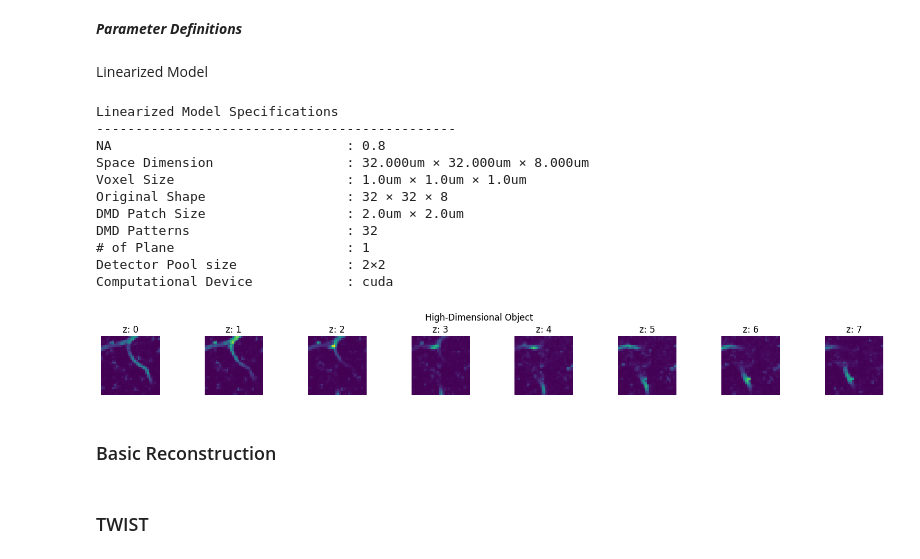
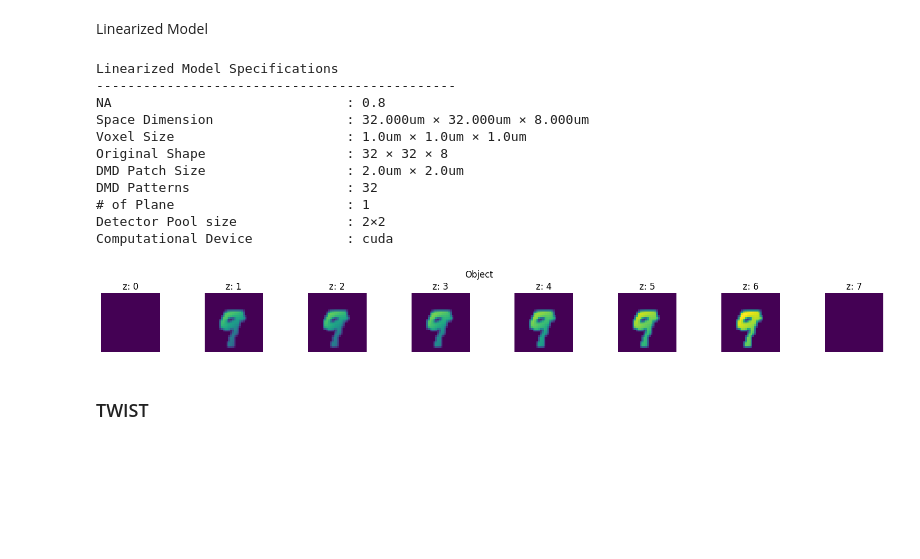
Before and after one commit to sanjith1999/FRIS, a Jupyter notebook: twist_demo.ipynb, the cells around one changed output. Saved outputs shown, nothing was run; the diff lists cells and outputs as text; code cells hidden in the pictures; blank space fills up the shorter version.

```diff
--- a/twist_demo.ipynb
+++ b/twist_demo.ipynb
@@ -1,2 +0,0 @@
-# %% [markdown]
-***Parameter Definitions***
@@ -12,47 +6,46 @@ from libs.forward_lib.read_data import ReadData
 import torch
 import numpy as np
 
+nx, ny, nz              = 32, 32, 8                    # Spatial Dimension
 LM = LinearizedModel()
 LM.load_matrix(it = 100, is_original=False)
 print(LM)
 
-
-b = 235
-X =  torch.load("./data/dataset/object/Xr_blood_cell.pt")[b].to(LM.device)
-y_clean  = torch.load("./data/dataset/measurement/Y_blood_cell.pt")[b].to(LM.device)
+n_measure = 1024
+b = 343
+X =  torch.load("./data/dataset/object/Xr_MNIST.pt")[b].to(LM.device)
+y_clean  = torch.load("./data/dataset/measurement/Y_MNIST.pt")[b].to(LM.device)[:n_measure]
 
 RD = ReadData(nx, ny, nz)
 RD.X = X.view(1, nz, nx, ny)
 RD.visualize_data(is_orginal=True)
 
 X = X.cpu().numpy().reshape(32*32*8, 1)
-y_clean = y_clean.cpu().numpy().reshape(32*16*16, 1)
-FM = LM.A.cpu().numpy()
+y_clean = y_clean.cpu().numpy().reshape(n_measure, 1)
+FM = LM.A.cpu().numpy()[:n_measure,:]
 
 
 
 def add_gaussian_noise(signal, snr_dB):
     signal_power = np.mean(signal**2)
     snr = 10**(snr_dB/10.0)
     noise_power = signal_power/snr
     noise = np.random.randn(*signal.shape) * np.sqrt(noise_power)
     noisy_signal = signal + noise
     return noisy_signal
 
 desired_snr_dB = 20.0
-y_noisy = add_gaussian_noise(y_clean, desired_snr_dB).reshape(32*16*16, 1)
+y_noisy = add_gaussian_noise(y_clean, desired_snr_dB).reshape(n_measure, 1)
 # %% [output]
 Linearized Model Specifications
 ----------------------------------------------
 NA                              : 0.8
 Space Dimension                 : 32.000um × 32.000um × 8.000um
 Voxel Size                      : 1.0um × 1.0um × 1.0um
 Original Shape                  : 32 × 32 × 8
 DMD Patch Size                  : 2.0um × 2.0um
 DMD Patterns                    : 32
 # of Plane                      : 1
 Detector Pool size              : 2×2
 Computational Device            : cuda
-[figure, old version]
+[figure, new version]
-# %% [markdown]
-### Basic Reconstruction
```
Also changed, not shown: parts of 5 cells of this notebook, 11 other files.
